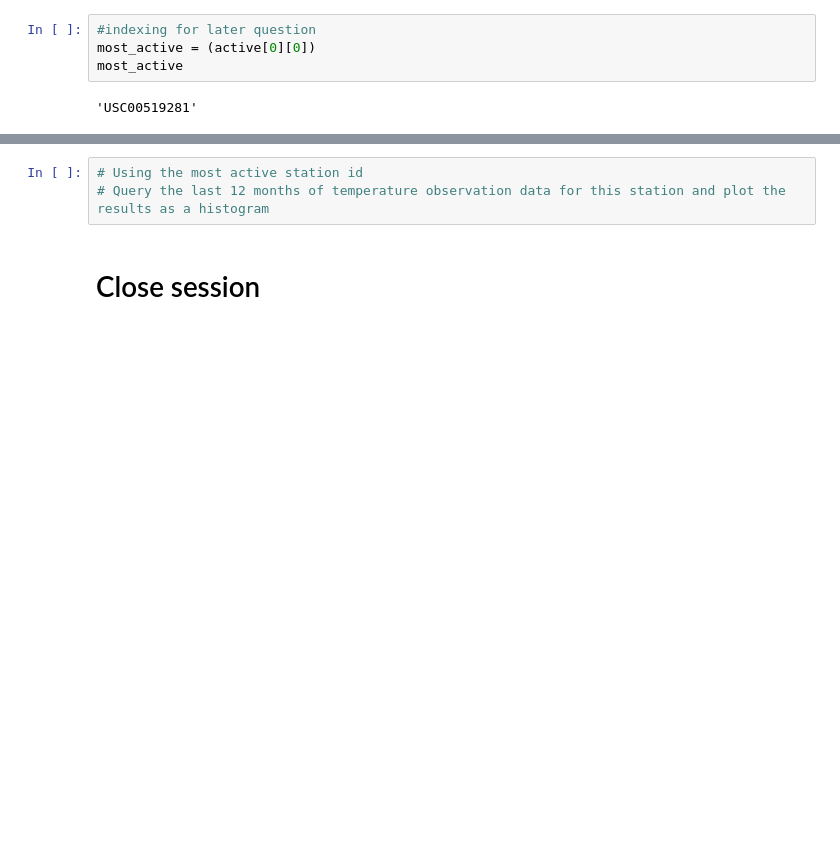
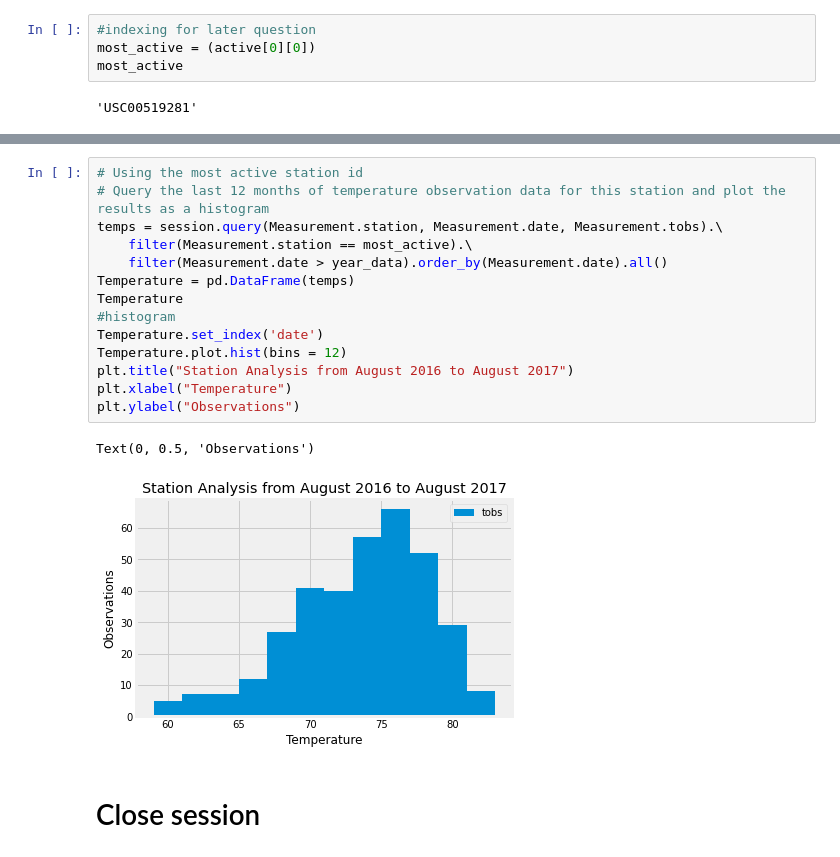
Before and after one commit to CChaussee/HawaiiSQL, a Jupyter notebook: climate_starter.ipynb, the cells around one changed output, grey strips where cells are left out. Cells and saved outputs as stored; diff of their text form; blank space fills up the shorter version.

Commit message:
histogram created

```diff
--- a/climate_starter.ipynb
+++ b/climate_starter.ipynb
@@ -117,6 +127,20 @@ AttributeError: 'str' object has no attribute 'describe'
 # %%
 # Using the most active station id
 # Query the last 12 months of temperature observation data for this station and plot the results as a histogram
+temps = session.query(Measurement.station, Measurement.date, Measurement.tobs).\
+    filter(Measurement.station == most_active).\
+    filter(Measurement.date > year_data).order_by(Measurement.date).all()
+Temperature = pd.DataFrame(temps)
+Temperature
+#histogram
+Temperature.set_index('date')
+Temperature.plot.hist(bins = 12)
+plt.title("Station Analysis from August 2016 to August 2017")
+plt.xlabel("Temperature")
+plt.ylabel("Observations")
+# %% [output]
+Text(0, 0.5, 'Observations')
+[figure, added]
 # %% [markdown]
 # Close session
 # %%
```
Also changed, not shown: parts of 1 cell of this notebook.
